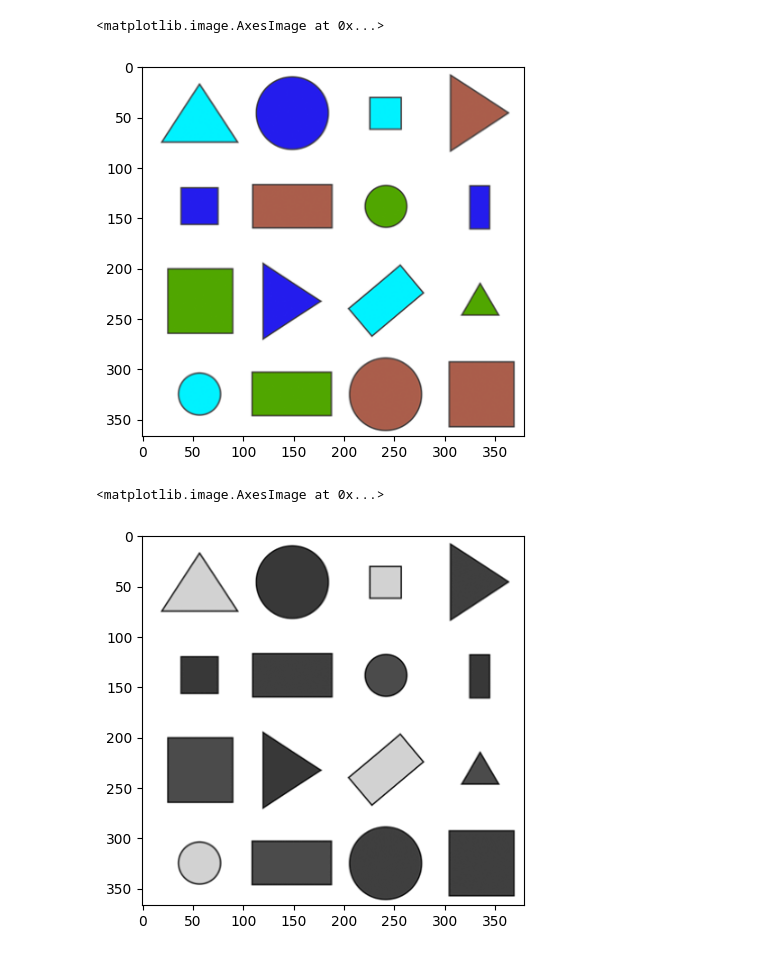
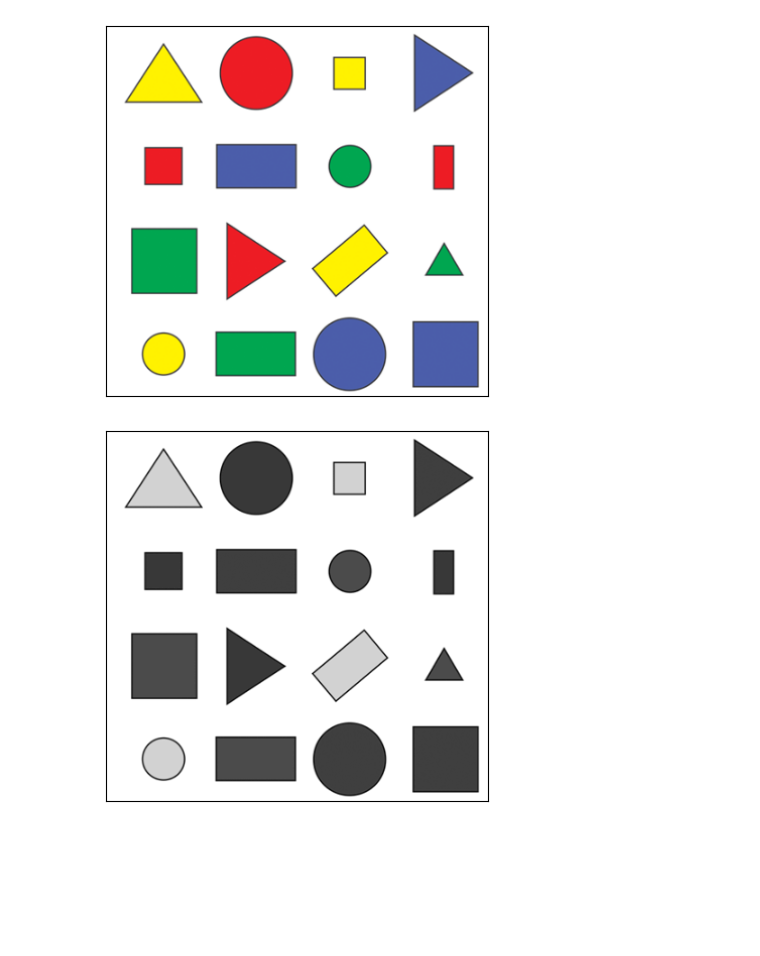
Before and after one commit to nevintoms/dimension-detection, a Jupyter notebook: Dimension_detection.ipynb, the cells around one changed output. Cells and saved outputs as stored; diff of their text form; code cells hidden in the pictures; blank space fills up the shorter version.

```diff
--- a/Dimension_detection.ipynb
+++ b/Dimension_detection.ipynb
@@ -13,14 +5,15 @@ import matplotlib.pyplot as plt
 # %%
 img = cv2.imread("test_2.png")
-plt.imshow(img)
+img_rgb = cv2.cvtColor(img, cv2.COLOR_BGR2RGB)
+plt.imshow(img_rgb)
+plt.xticks([]), plt.yticks([])
+plt.show()
 # %% [output]
-<matplotlib.image.AxesImage at 0x...>
-[figure, old version]
+[figure, new version]
 # %%
-imgContour = img.copy()
-# img_blur = cv2.GaussianBlur(img, (7,7), 1)
-img_gray = cv2.cvtColor(imgContour, cv2.COLOR_BGR2GRAY)
+img_gray = cv2.cvtColor(img, cv2.COLOR_BGR2GRAY)
 plt.imshow(img_gray, cmap='gray')
+plt.xticks([]), plt.yticks([])
+plt.show()
 # %% [output]
-<matplotlib.image.AxesImage at 0x...>
-[figure, old version]
+[figure, new version]
```
Also changed, not shown: parts of 25 cells of this notebook.
